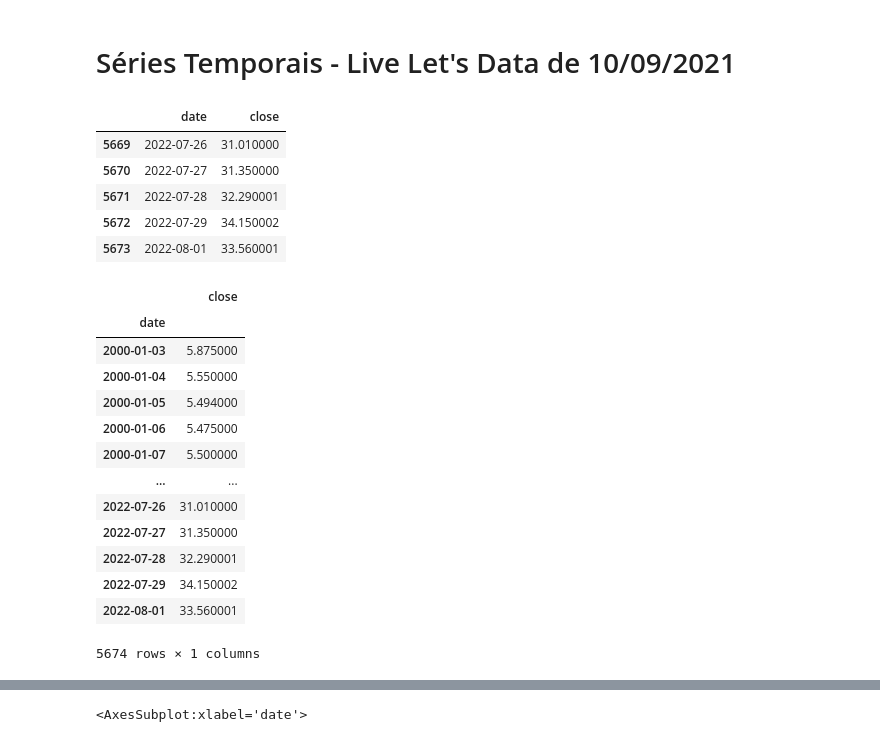
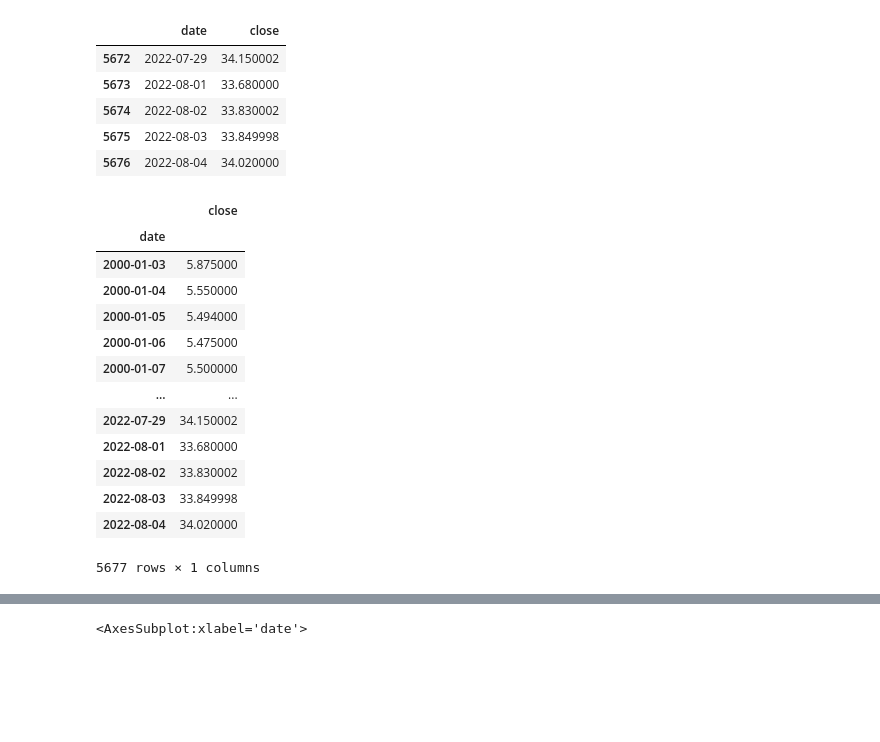
Before and after one commit to msbrasil/econometria, a Jupyter notebook: Econometria/4º Relatório - Séries Temporais/series-temporais-python.ipynb, the cells around one changed output, grey strips where cells are left out. Saved outputs shown, nothing was run; the diff lists cells and outputs as text; code cells hidden in the pictures; blank space fills up the shorter version.

```diff
--- a/Econometria/4º Relatório - Séries Temporais/series-temporais-python.ipynb
+++ b/Econometria/4º Relatório - Séries Temporais/series-temporais-python.ipynb
@@ -1,3 +1 @@
-# %% [markdown]
-# Séries Temporais - Live Let's Data de 10/09/2021
 # %%
@@ -15,14 +8,14 @@ from xgboost import XGBRegressor
 # %%
-# vamos importar a base de produção de energia elétrica
-df = pd.read_csv('petr4.csv', parse_dates=['date'])
+# vamos importar a série histórica da petrobras
+df = pd.read_excel('petr4.xlsx', parse_dates=['date'])
 df.tail()
 # %% [output]
 |  | date | close |
-| 5669 | 2022-07-26 | 31.010000 |
-| 5670 | 2022-07-27 | 31.350000 |
-| 5671 | 2022-07-28 | 32.290001 |
 | 5672 | 2022-07-29 | 34.150002 |
-| 5673 | 2022-08-01 | 33.560001 |
+| 5673 | 2022-08-01 | 33.680000 |
+| 5674 | 2022-08-02 | 33.830002 |
+| 5675 | 2022-08-03 | 33.849998 |
+| 5676 | 2022-08-04 | 34.020000 |
 # %%
 df.set_index('date', inplace=True)
 # %%
@@ -36,9 +29,9 @@ df
 | 2000-01-06 | 5.475000 |
 | 2000-01-07 | 5.500000 |
 | ... | ... |
-| 2022-07-26 | 31.010000 |
-| 2022-07-27 | 31.350000 |
-| 2022-07-28 | 32.290001 |
 | 2022-07-29 | 34.150002 |
-| 2022-08-01 | 33.560001 |
+| 2022-08-01 | 33.680000 |
+| 2022-08-02 | 33.830002 |
+| 2022-08-03 | 33.849998 |
+| 2022-08-04 | 34.020000 |
-5674 rows × 1 columns
+5677 rows × 1 columns
```
Also changed, not shown: parts of 38 cells of this notebook, 16 other files.
